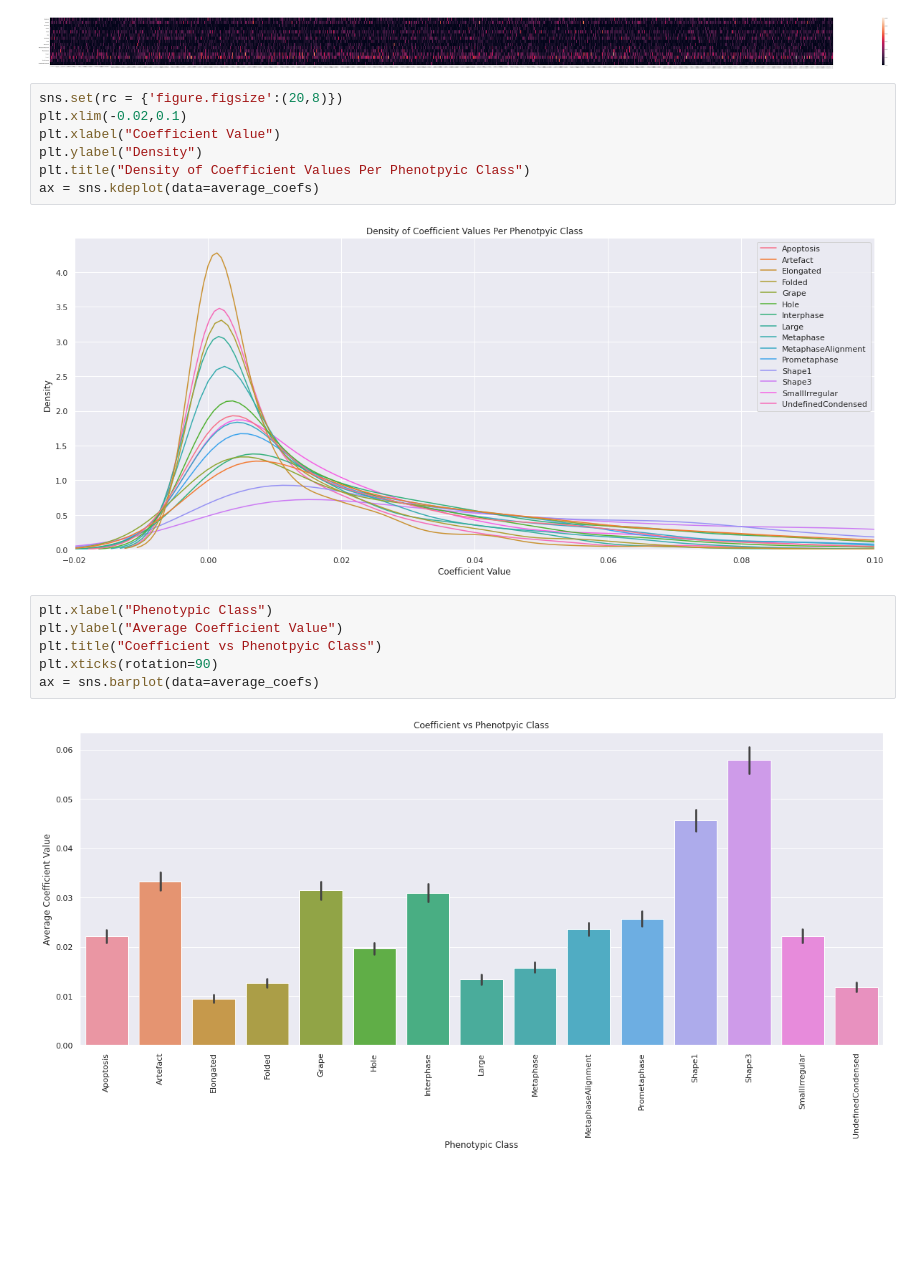
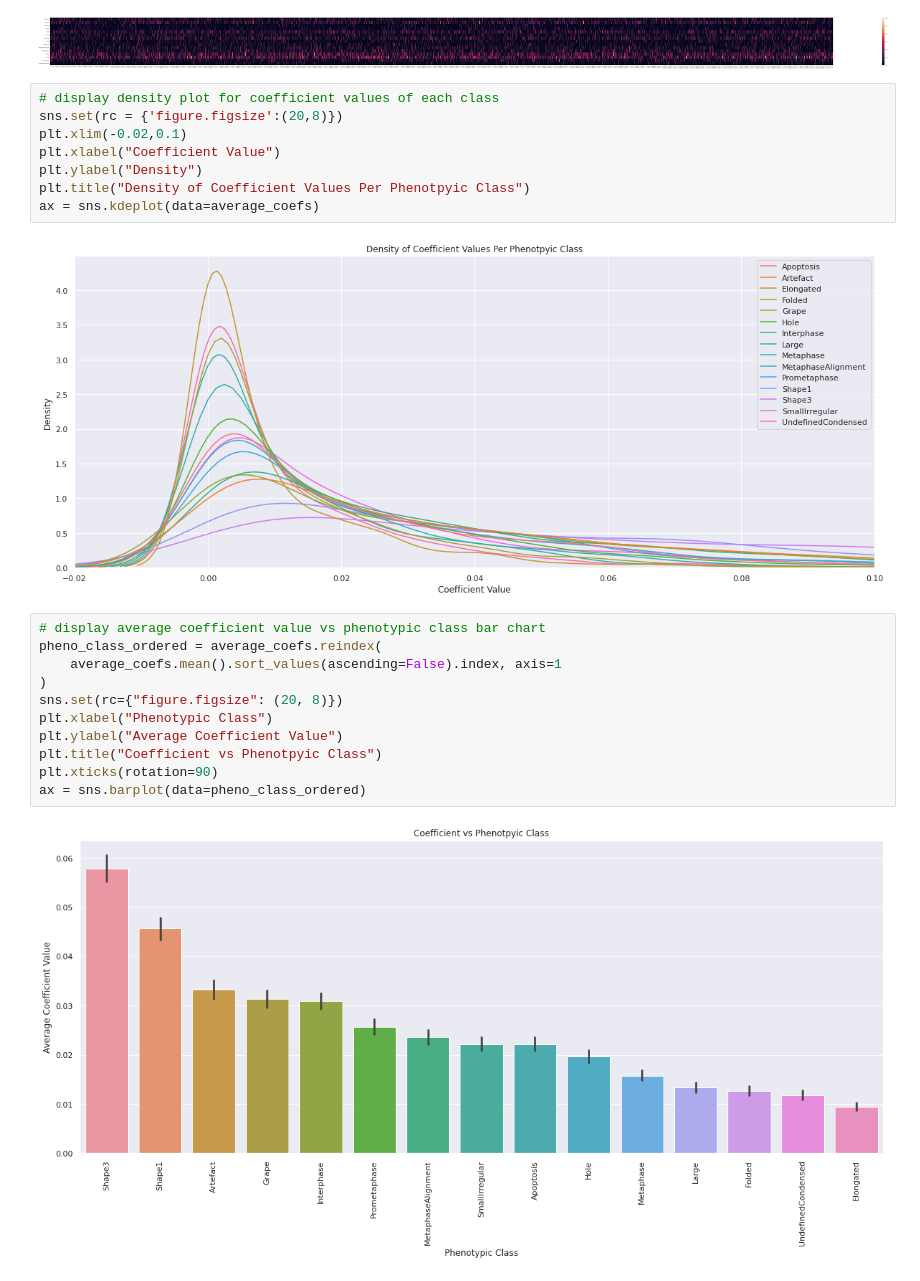
Before and after one commit to WayScience/phenotypic_profiling, a Jupyter notebook: 2.ML_model/DP_trained_model.ipynb, the cells around one changed output. Cells and saved outputs as stored; diff of their text form; blank space fills up the shorter version.

Commit message:
order barcharts

```diff
--- a/2.ML_model/DP_trained_model.ipynb
+++ b/2.ML_model/DP_trained_model.ipynb
@@ -161,6 +161,7 @@ ax = sns.heatmap(data=average_coefs.T)
 # %% [output]
 [figure]
 # %%
+# display density plot for coefficient values of each class
 sns.set(rc = {'figure.figsize':(20,8)})
 plt.xlim(-0.02,0.1)
 plt.xlabel("Coefficient Value")
@@ -170,11 +171,16 @@ ax = sns.kdeplot(data=average_coefs)
 # %% [output]
 [figure]
 # %%
+# display average coefficient value vs phenotypic class bar chart
+pheno_class_ordered = average_coefs.reindex(
+    average_coefs.mean().sort_values(ascending=False).index, axis=1
+)
+sns.set(rc={"figure.figsize": (20, 8)})
 plt.xlabel("Phenotypic Class")
 plt.ylabel("Average Coefficient Value")
 plt.title("Coefficient vs Phenotpyic Class")
 plt.xticks(rotation=90)
-ax = sns.barplot(data=average_coefs)
+ax = sns.barplot(data=pheno_class_ordered)
 # %% [output]
-[figure, old version]
+[figure, new version]
 # %%
```
Also changed, not shown: parts of 2 cells of this notebook.
